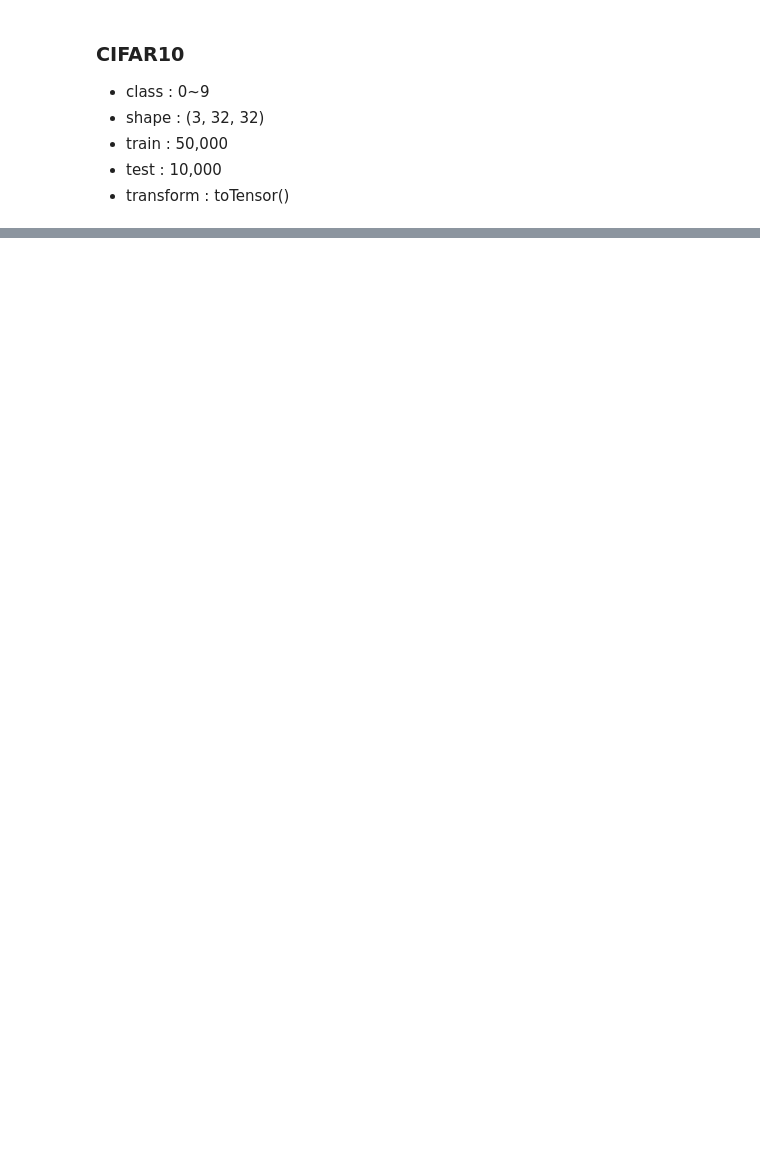
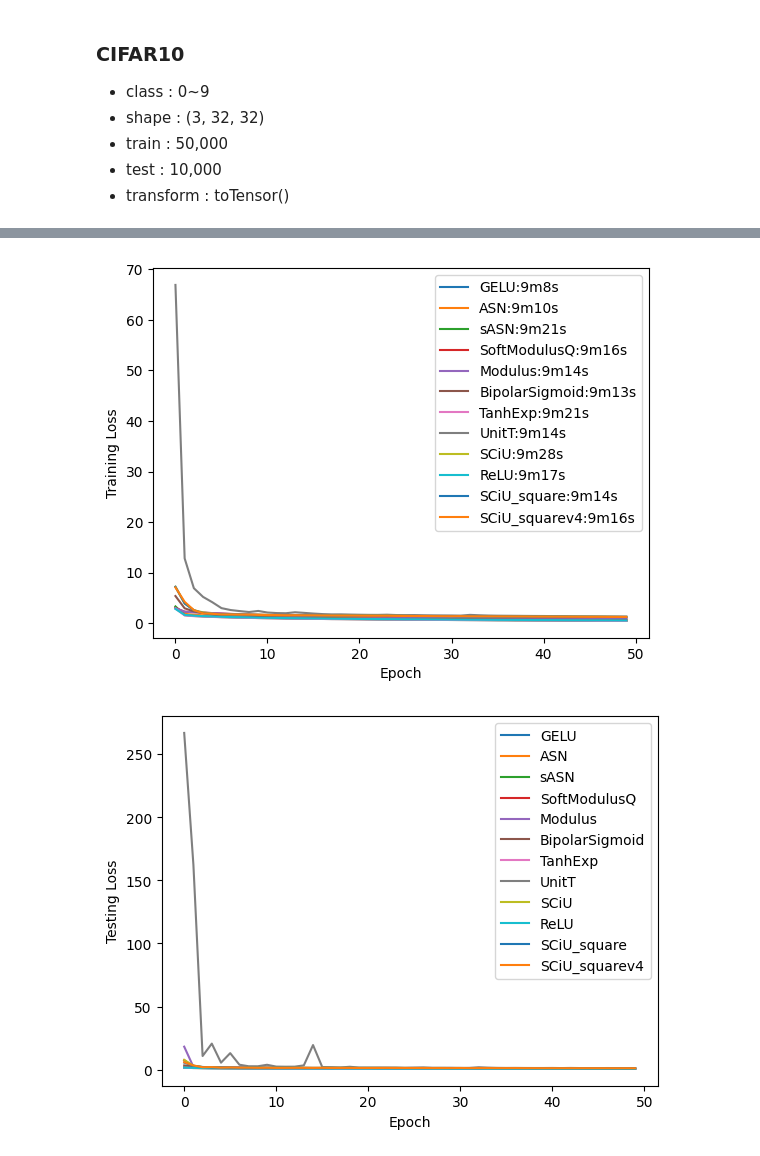
Before and after one commit to yeeca0101/experiments, a Jupyter notebook: dev_lab.ipynb, the cells around one changed output, grey strips where cells are left out. Cells and saved outputs as stored; diff of their text form; code cells hidden in the pictures; blank space fills up the shorter version.

```diff
--- a/dev_lab.ipynb
+++ b/dev_lab.ipynb
@@ -213,12 +208,14 @@ trainer.run_pipline(acts,
 # %%
 # model : ResNet18
 model_kwargs = {
-    'input_size': 28,
-    'in_channel': 1,
+    'name':'resnet18',
+    'input_size': 32,
+    'in_channel': 3,
     'n_classes': 10,
+    'num_layers':[2,2,2,2]
 }
 
-model_card = ModelCard(ResNet('resnet18'),**model_kwargs)
+model_card = ModelCard(ResNet,**model_kwargs)
 trainer = Trainer(model_card=model_card,
                   data_loader=train_loader,
                   test_loader=test_loader,
@@ -229,4 +226,5 @@ trainer = Trainer(model_card=model_card,
 
 trainer.run_pipline(acts,
                     num_epochs=num_epochs,
-                    experiments_dir=os.path.join(experiments_dir,model_card.name))
+                    experiments_dir=os.path.join(experiments_dir+'/cifar10',model_card.name))
+# %% [output]
@@ -232,0 +248,2 @@ trainer.run_pipline(acts,
+[figure, added]
+[figure, added]
```
Also changed, not shown: parts of 16 cells of this notebook, 3 other files.
